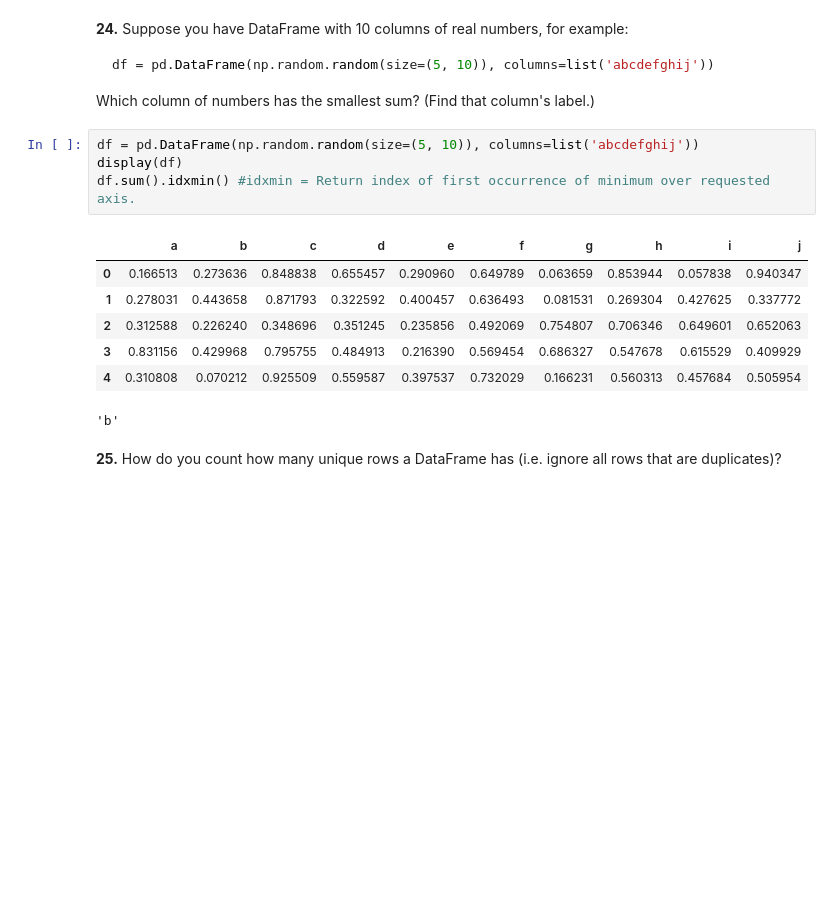
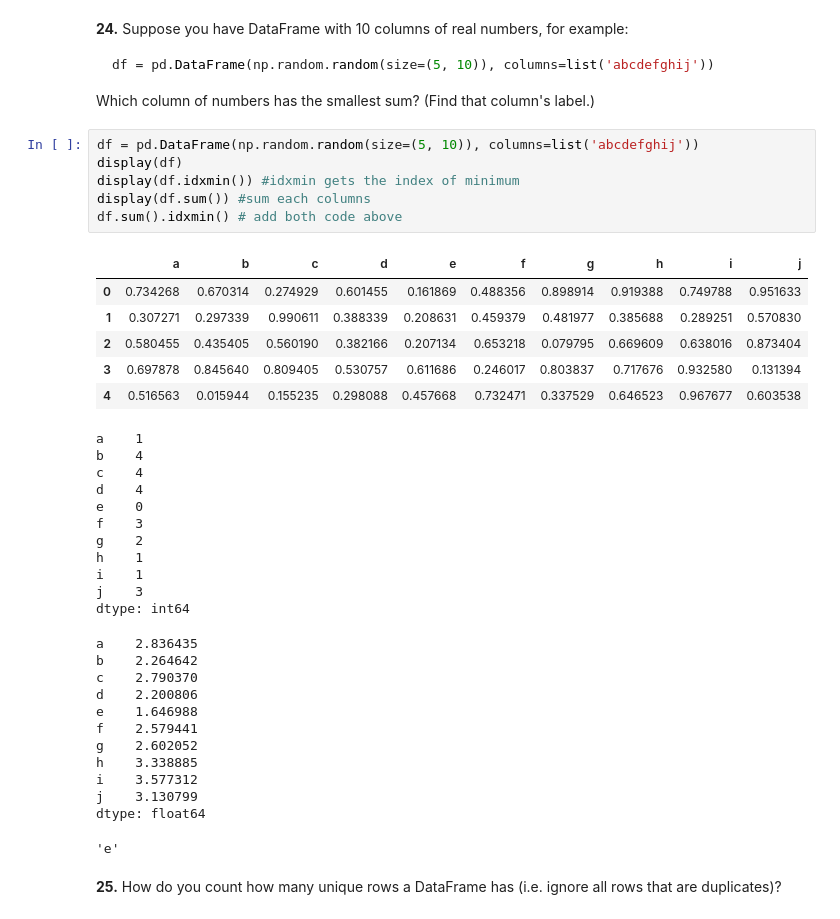
Before and after one commit to Deniz-shelby/AI_Bootcamp, a Jupyter notebook: M1/D7/d7_Pandas/100-pandas-puzzles.ipynb, the cells around one changed output. Drawn from its saved outputs; the diff is of its cells as text; blank space fills up the shorter version.

```diff
--- a/M1/D7/d7_Pandas/100-pandas-puzzles.ipynb
+++ b/M1/D7/d7_Pandas/100-pandas-puzzles.ipynb
@@ -421,14 +430,38 @@ Which column of numbers has the smallest sum? (Find that column's label.)
 # %%
 df = pd.DataFrame(np.random.random(size=(5, 10)), columns=list('abcdefghij'))
 display(df)
-df.sum().idxmin() #idxmin = Return index of first occurrence of minimum over requested axis.
+display(df.idxmin()) #idxmin gets the index of minimum
+display(df.sum()) #sum each columns
+df.sum().idxmin() # add both code above
 # %% [output]
 |  | a | b | c | d | e | f | g | h | i | j |
-| 0 | 0.166513 | 0.273636 | 0.848838 | 0.655457 | 0.290960 | 0.649789 | 0.063659 | 0.853944 | 0.057838 | 0.940347 |
-| 1 | 0.278031 | 0.443658 | 0.871793 | 0.322592 | 0.400457 | 0.636493 | 0.081531 | 0.269304 | 0.427625 | 0.337772 |
-| 2 | 0.312588 | 0.226240 | 0.348696 | 0.351245 | 0.235856 | 0.492069 | 0.754807 | 0.706346 | 0.649601 | 0.652063 |
-| 3 | 0.831156 | 0.429968 | 0.795755 | 0.484913 | 0.216390 | 0.569454 | 0.686327 | 0.547678 | 0.615529 | 0.409929 |
-| 4 | 0.310808 | 0.070212 | 0.925509 | 0.559587 | 0.397537 | 0.732029 | 0.166231 | 0.560313 | 0.457684 | 0.505954 |
+| 0 | 0.734268 | 0.670314 | 0.274929 | 0.601455 | 0.161869 | 0.488356 | 0.898914 | 0.919388 | 0.749788 | 0.951633 |
+| 1 | 0.307271 | 0.297339 | 0.990611 | 0.388339 | 0.208631 | 0.459379 | 0.481977 | 0.385688 | 0.289251 | 0.570830 |
+| 2 | 0.580455 | 0.435405 | 0.560190 | 0.382166 | 0.207134 | 0.653218 | 0.079795 | 0.669609 | 0.638016 | 0.873404 |
+| 3 | 0.697878 | 0.845640 | 0.809405 | 0.530757 | 0.611686 | 0.246017 | 0.803837 | 0.717676 | 0.932580 | 0.131394 |
+| 4 | 0.516563 | 0.015944 | 0.155235 | 0.298088 | 0.457668 | 0.732471 | 0.337529 | 0.646523 | 0.967677 | 0.603538 |
-'b'
+a    1
+b    4
+c    4
+d    4
+e    0
+f    3
+g    2
+h    1
+i    1
+j    3
+dtype: int64
+a    2.836435
+b    2.264642
+c    2.790370
+d    2.200806
+e    1.646988
+f    2.579441
+g    2.602052
+h    3.338885
+i    3.577312
+j    3.130799
+dtype: float64
+'e'
 # %% [markdown]
 **25.** How do you count how many unique rows a DataFrame has (i.e. ignore all rows that are duplicates)?
```
Also changed, not shown: parts of 7 cells of this notebook.
